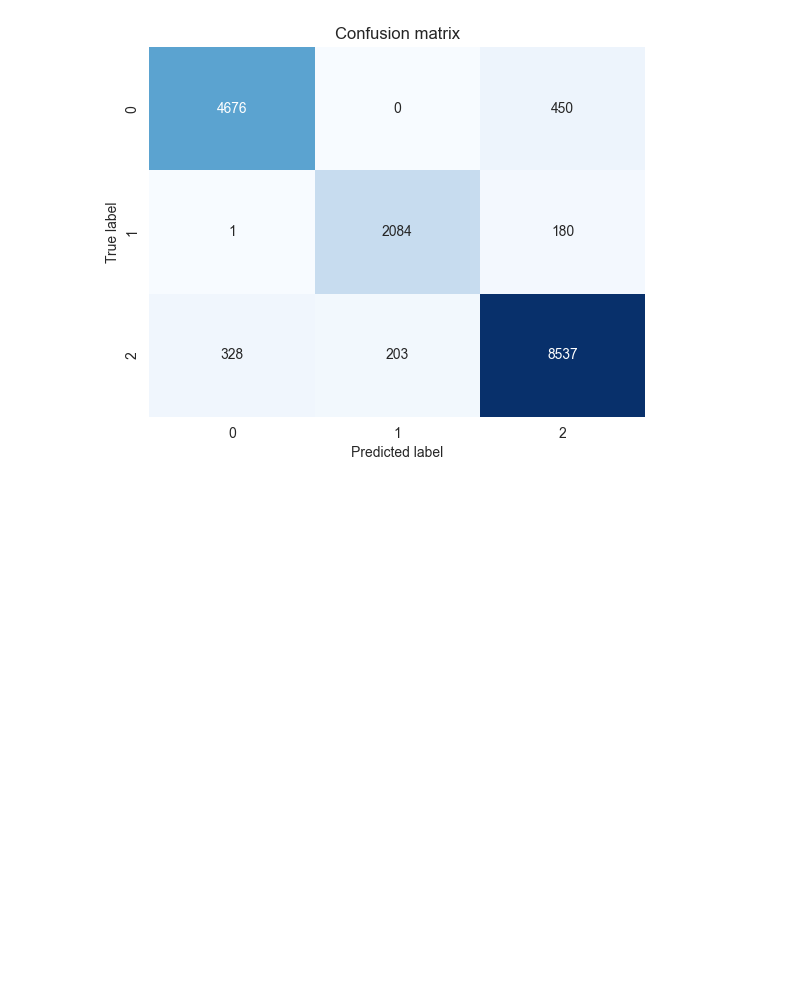
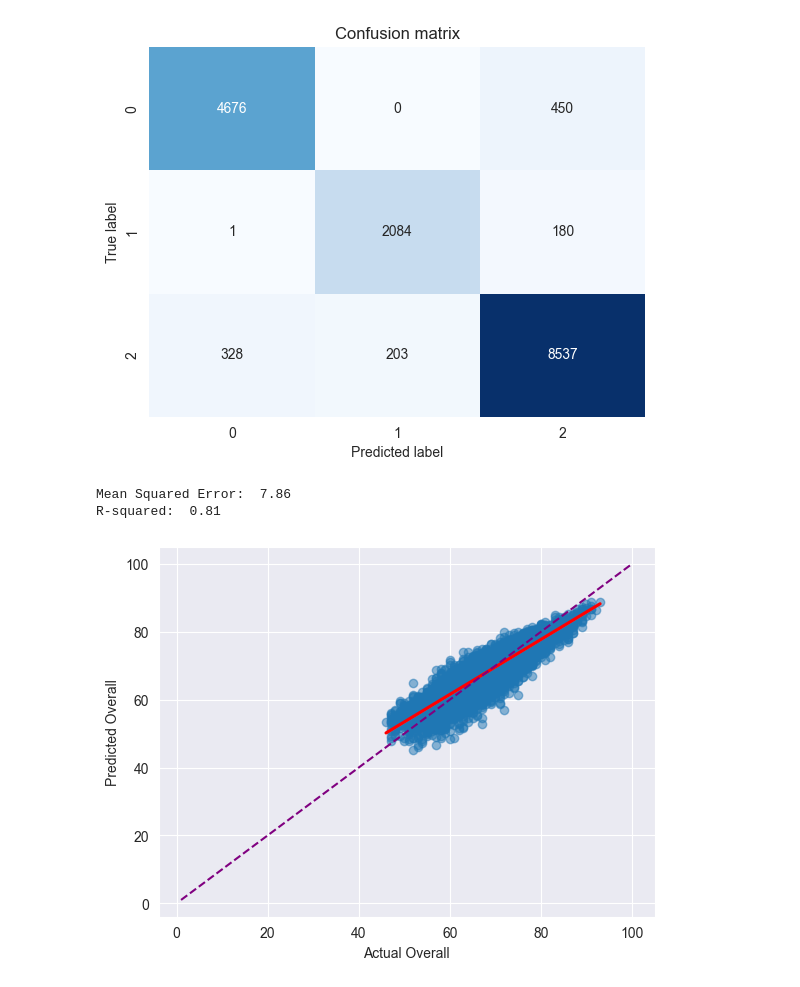
Before and after one commit to zurfil/DataSciencePortfolio, a Jupyter notebook: FIFA/main.ipynb, the cells around one changed output. Saved outputs shown, nothing was run; the diff lists cells and outputs as text; code cells hidden in the pictures; blank space fills up the shorter version.

Commit message:
+new data reg predictions

```diff
--- a/FIFA/main.ipynb
+++ b/FIFA/main.ipynb
@@ -481,3 +481,35 @@ plt.title("Confusion matrix")
 plt.show();
 # %% [output]
 [figure]
+# %%
+pred_data = raw_data
+
+pred_data = pred_data.drop(["Photo", "Flag", "Club Logo", "Special", "International Reputation", "Body Type", "Real Face", "Joined",
+                                  "Loaned From","Contract Valid Until", "Release Clause", "Best Position", "Best Overall Rating", "Potential",
+                                  "ID", "Name", "Nationality", "Club", "Value", "Wage", "Preferred Foot", "Weak Foot", "Skill Moves",
+                                  "Work Rate", "Jersey Number", "Height", "Weight", "Position", "Age", "Marking", "GKDiving", "GKHandling",
+                                  "GKKicking", "GKPositioning", "GKReflexes", "DefensiveAwareness"],
+                                 axis=1, inplace=False)
+pred_data.drop(data[data["Position"] == "GK"].index, inplace=True)
+pred_data.dropna(inplace=True)
+
+X_pred = pred_data.drop("Overall", axis=1)
+labels = pred_data["Overall"]
+# %%
+y_pred = reg.predict(X_pred)
+
+mse = mean_squared_error(labels, y_pred)
+r2 = r2_score(labels, y_pred)
+
+print(f"Mean Squared Error: {mse: .2f}")
+print(f"R-squared: {r2: .2f}")
+
+sns.regplot(x=labels, y=y_pred, scatter_kws={'alpha':0.5}, line_kws={'color': 'red'})
+plt.plot(np.linspace(1, 100, 100), np.linspace(1, 100, 100), color="purple", linestyle="dashed")
+plt.xlabel("Actual Overall")
+plt.ylabel("Predicted Overall")
+plt.show();
+# %% [output]
+Mean Squared Error:  7.86
+R-squared:  0.81
+[figure, added]
```
